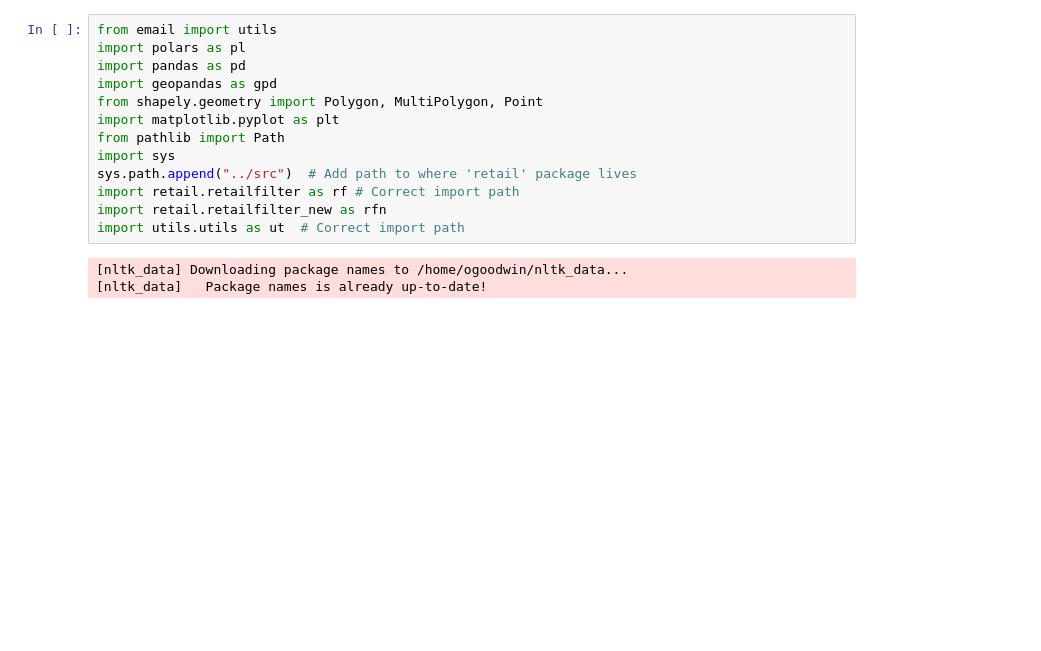
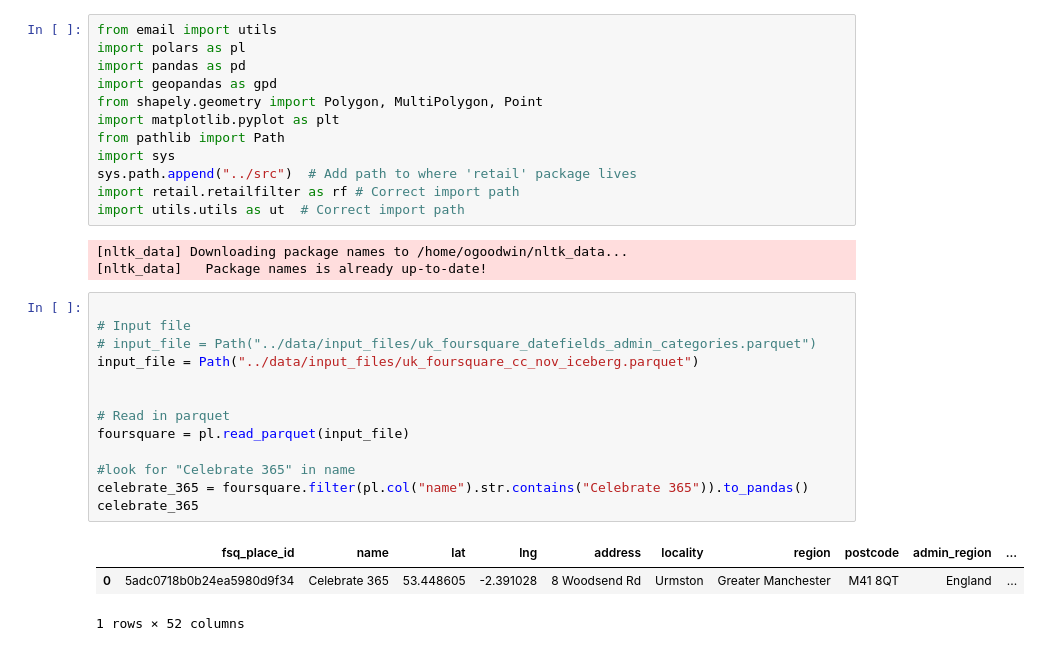
Before and after one commit to GeographicDataService/RetailCentres2026_Unified, a Jupyter notebook: Boundaries/notebooks/savefiltereddata.ipynb, the cells around one changed output. Cells and saved outputs as stored; diff of their text form; blank space fills up the shorter version.

```diff
--- a/Boundaries/notebooks/savefiltereddata.ipynb
+++ b/Boundaries/notebooks/savefiltereddata.ipynb
@@ -9,11 +9,27 @@ from pathlib import Path
 import sys
 sys.path.append("../src")  # Add path to where 'retail' package lives
 import retail.retailfilter as rf # Correct import path
-import retail.retailfilter_new as rfn
 import utils.utils as ut  # Correct import path
 # %% [output]
 [nltk_data] Downloading package names to /home/ogoodwin/nltk_data...
 [nltk_data]   Package names is already up-to-date!
+# %%
+
+# Input file
+# input_file = Path("../data/input_files/uk_foursquare_datefields_admin_categories.parquet")
+input_file = Path("../data/input_files/uk_foursquare_cc_nov_iceberg.parquet")
+
+
+# Read in parquet
+foursquare = pl.read_parquet(input_file)
+
+#look for "Celebrate 365" in name
+celebrate_365 = foursquare.filter(pl.col("name").str.contains("Celebrate 365")).to_pandas()
+celebrate_365
+# %% [output]
+|  | fsq_place_id | name | lat | lng | address | locality | region | postcode | admin_region | ... |
+| 0 | 5adc0718b0b24ea5980d9f34 | Celebrate 365 | 53.448605 | -2.391028 | 8 Woodsend Rd | Urmston | Greater Manchester | M41 8QT | England | ... |
+1 rows × 52 columns
 # %%
 
 # Input file
```
Also changed, not shown: parts of 2 cells of this notebook, 6 other files.
